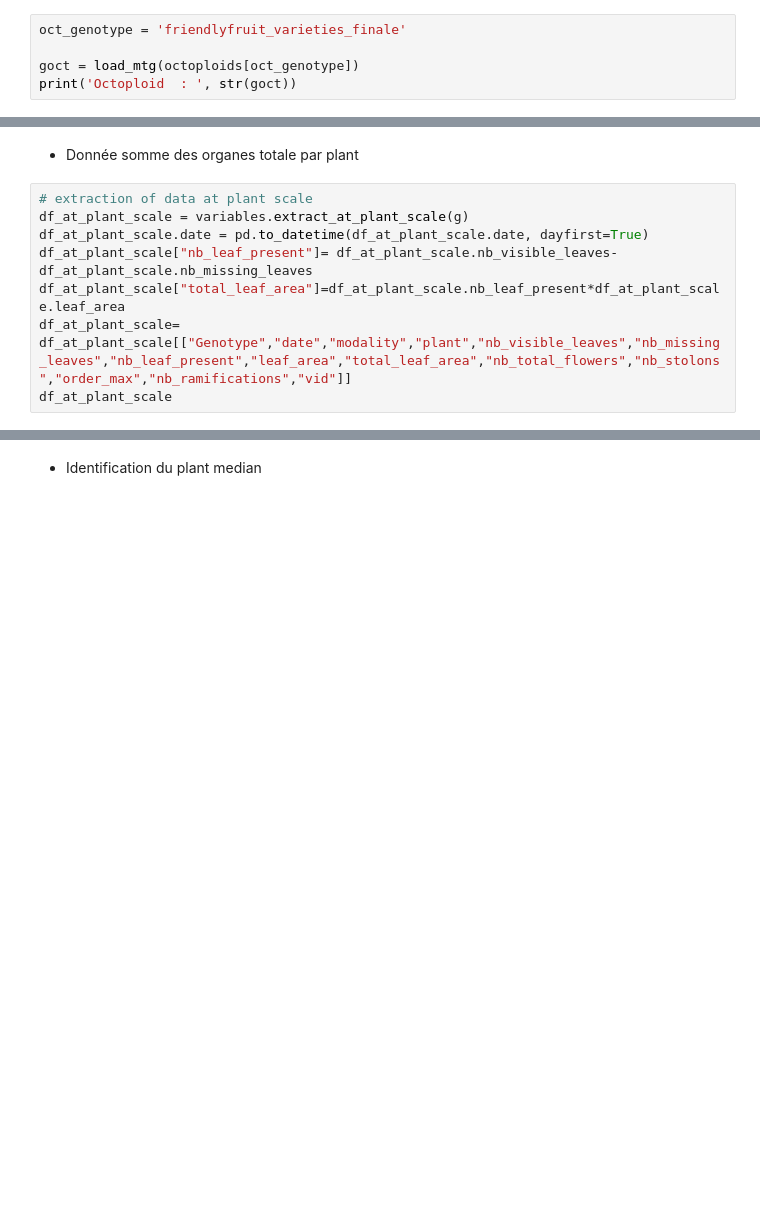
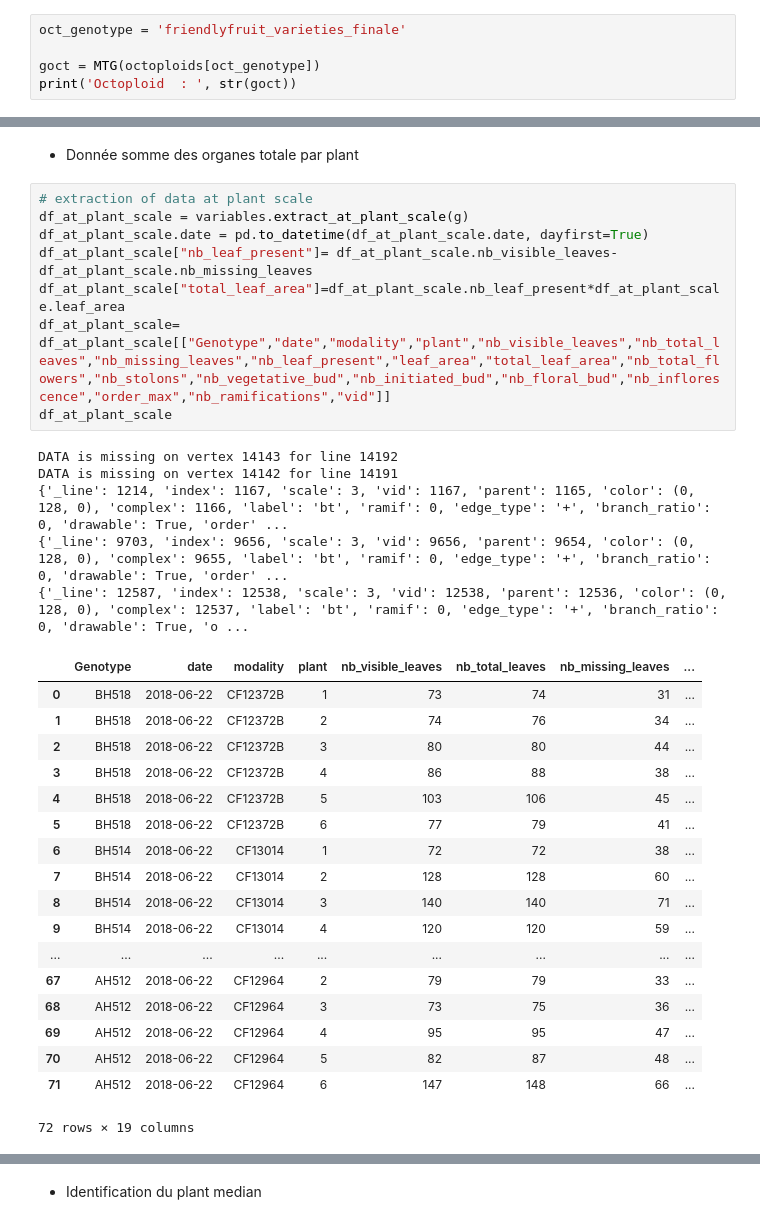
Before and after one commit to openalea/strawberry, a Jupyter notebook: example/Formation/Demo Strawberry.ipynb, the cells around one changed output, grey strips where cells are left out. Cells and saved outputs as stored; diff of their text form; blank space fills up the shorter version.

```diff
--- a/example/Formation/Demo Strawberry.ipynb
+++ b/example/Formation/Demo Strawberry.ipynb
@@ -66,7 +66,7 @@ Pour cela replacer mettre le nom de la variété voulue oct_genotype= 'nomvariet
 # %%
 oct_genotype = 'friendlyfruit_varieties_finale'
 
-goct = load_mtg(octoploids[oct_genotype])
+goct = MTG(octoploids[oct_genotype])
 print('Octoploid  : ', str(goct))
 # %% [output]
 replace all the date format by -
@@ -182,9 +209,33 @@ Faire également dans la fonction calcul de l'individu central intégré une mod
 # %%
 # extraction of data at plant scale
 df_at_plant_scale = variables.extract_at_plant_scale(g)
 df_at_plant_scale.date = pd.to_datetime(df_at_plant_scale.date, dayfirst=True)
 df_at_plant_scale["nb_leaf_present"]= df_at_plant_scale.nb_visible_leaves-df_at_plant_scale.nb_missing_leaves
 df_at_plant_scale["total_leaf_area"]=df_at_plant_scale.nb_leaf_present*df_at_plant_scale.leaf_area
-df_at_plant_scale= df_at_plant_scale[["Genotype","date","modality","plant","nb_visible_leaves","nb_missing_leaves","nb_leaf_present","leaf_area","total_leaf_area","nb_total_flowers","nb_stolons","order_max","nb_ramifications","vid"]]
+df_at_plant_scale= df_at_plant_scale[["Genotype","date","modality","plant","nb_visible_leaves","nb_total_leaves","nb_missing_leaves","nb_leaf_present","leaf_area","total_leaf_area","nb_total_flowers","nb_stolons","nb_vegetative_bud","nb_initiated_bud","nb_floral_bud","nb_inflorescence","order_max","nb_ramifications","vid"]]
 df_at_plant_scale
+# %% [output]
+DATA is missing on vertex 14143 for line 14192
+DATA is missing on vertex 14142 for line 14191
+{'_line': 1214, 'index': 1167, 'scale': 3, 'vid': 1167, 'parent': 1165, 'color': (0, 128, 0), 'complex': 1166, 'label': 'bt', 'ramif': 0, 'edge_type': '+', 'branch_ratio': 0, 'drawable': True, 'order' ...
+{'_line': 9703, 'index': 9656, 'scale': 3, 'vid': 9656, 'parent': 9654, 'color': (0, 128, 0), 'complex': 9655, 'label': 'bt', 'ramif': 0, 'edge_type': '+', 'branch_ratio': 0, 'drawable': True, 'order' ...
+{'_line': 12587, 'index': 12538, 'scale': 3, 'vid': 12538, 'parent': 12536, 'color': (0, 128, 0), 'complex': 12537, 'label': 'bt', 'ramif': 0, 'edge_type': '+', 'branch_ratio': 0, 'drawable': True, 'o ...
+|  | Genotype | date | modality | plant | nb_visible_leaves | nb_total_leaves | nb_missing_leaves | ... |
+| 0 | BH518 | 2018-06-22 | CF12372B | 1 | 73 | 74 | 31 | ... |
+| 1 | BH518 | 2018-06-22 | CF12372B | 2 | 74 | 76 | 34 | ... |
+| 2 | BH518 | 2018-06-22 | CF12372B | 3 | 80 | 80 | 44 | ... |
+| 3 | BH518 | 2018-06-22 | CF12372B | 4 | 86 | 88 | 38 | ... |
+| 4 | BH518 | 2018-06-22 | CF12372B | 5 | 103 | 106 | 45 | ... |
+| 5 | BH518 | 2018-06-22 | CF12372B | 6 | 77 | 79 | 41 | ... |
+| 6 | BH514 | 2018-06-22 | CF13014 | 1 | 72 | 72 | 38 | ... |
+| 7 | BH514 | 2018-06-22 | CF13014 | 2 | 128 | 128 | 60 | ... |
+| 8 | BH514 | 2018-06-22 | CF13014 | 3 | 140 | 140 | 71 | ... |
+| 9 | BH514 | 2018-06-22 | CF13014 | 4 | 120 | 120 | 59 | ... |
+| ... | ... | ... | ... | ... | ... | ... | ... | ... |
+| 67 | AH512 | 2018-06-22 | CF12964 | 2 | 79 | 79 | 33 | ... |
+| 68 | AH512 | 2018-06-22 | CF12964 | 3 | 73 | 75 | 36 | ... |
+| 69 | AH512 | 2018-06-22 | CF12964 | 4 | 95 | 95 | 47 | ... |
+| 70 | AH512 | 2018-06-22 | CF12964 | 5 | 82 | 87 | 48 | ... |
+| 71 | AH512 | 2018-06-22 | CF12964 | 6 | 147 | 148 | 66 | ... |
+72 rows × 19 columns
 # %%
```
Also changed, not shown: parts of 14 cells of this notebook, 2 other files.
